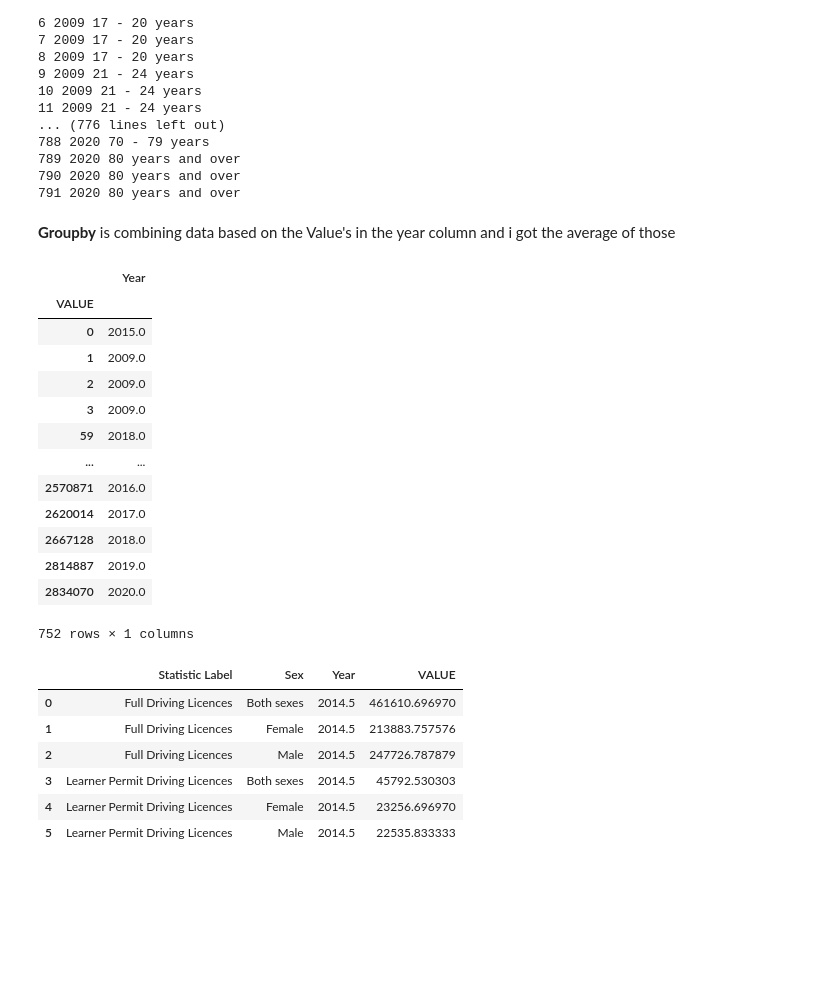
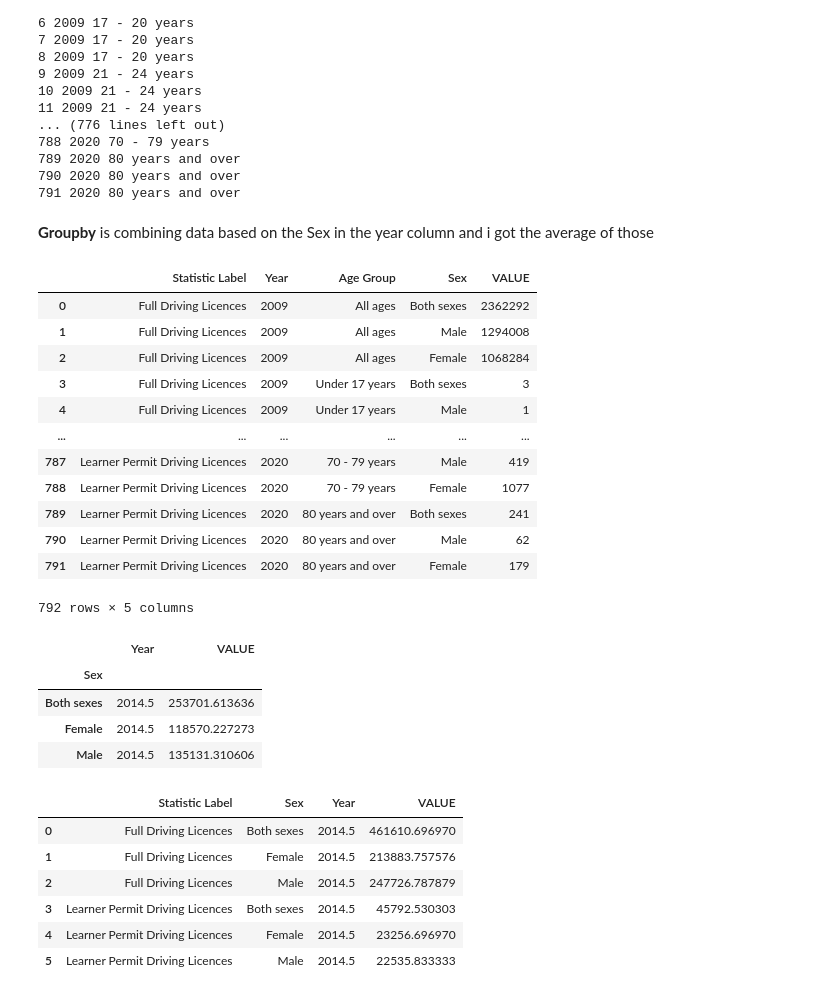
Before and after one commit to hartyl1/UCDPA_harty, a Jupyter notebook: Copy_of_Copy_of_Untitled12.ipynb, the cells around one changed output. Cells and saved outputs as stored; diff of their text form; code cells hidden in the pictures; blank space fills up the shorter version.

```diff
--- a/Copy_of_Copy_of_Untitled12.ipynb
+++ b/Copy_of_Copy_of_Untitled12.ipynb
@@ -374,24 +374,31 @@ for i, row in Driving_Licenses.iterrows():
 790 2020 80 years and over
 791 2020 80 years and over
 # %% [markdown]
-**Groupby** is combining data based on the Value's in the year column and i got the average of those
+**Groupby** is combining data based on the Sex in the year column and i got the average of those
+# %%
+Driving_Licenses
+# %% [output]
+|  | Statistic Label | Year | Age Group | Sex | VALUE |
+| 0 | Full Driving Licences | 2009 | All ages | Both sexes | 2362292 |
+| 1 | Full Driving Licences | 2009 | All ages | Male | 1294008 |
+| 2 | Full Driving Licences | 2009 | All ages | Female | 1068284 |
+| 3 | Full Driving Licences | 2009 | Under 17 years | Both sexes | 3 |
+| 4 | Full Driving Licences | 2009 | Under 17 years | Male | 1 |
+| ... | ... | ... | ... | ... | ... |
+| 787 | Learner Permit Driving Licences | 2020 | 70 - 79 years | Male | 419 |
+| 788 | Learner Permit Driving Licences | 2020 | 70 - 79 years | Female | 1077 |
+| 789 | Learner Permit Driving Licences | 2020 | 80 years and over | Both sexes | 241 |
+| 790 | Learner Permit Driving Licences | 2020 | 80 years and over | Male | 62 |
+| 791 | Learner Permit Driving Licences | 2020 | 80 years and over | Female | 179 |
+792 rows × 5 columns
 # %%
-Driving_Licenses.groupby(['VALUE']).mean()
+Driving_Licenses.groupby(['Sex']).mean()
 # %% [output]
-|  | Year |
-| VALUE |  |
-| 0 | 2015.0 |
-| 1 | 2009.0 |
-| 2 | 2009.0 |
-| 3 | 2009.0 |
-| 59 | 2018.0 |
-| ... | ... |
-| 2570871 | 2016.0 |
-| 2620014 | 2017.0 |
-| 2667128 | 2018.0 |
-| 2814887 | 2019.0 |
-| 2834070 | 2020.0 |
+|  | Year | VALUE |
+| Sex |  |  |
+| Both sexes | 2014.5 | 253701.613636 |
+| Female | 2014.5 | 118570.227273 |
+| Male | 2014.5 | 135131.310606 |
-752 rows × 1 columns
 # %%
 Driving_Licenses.groupby(['Statistic Label','Sex']).mean().reset_index()
 # %% [output]
```
Also changed, not shown: parts of 1 cell of this notebook.
